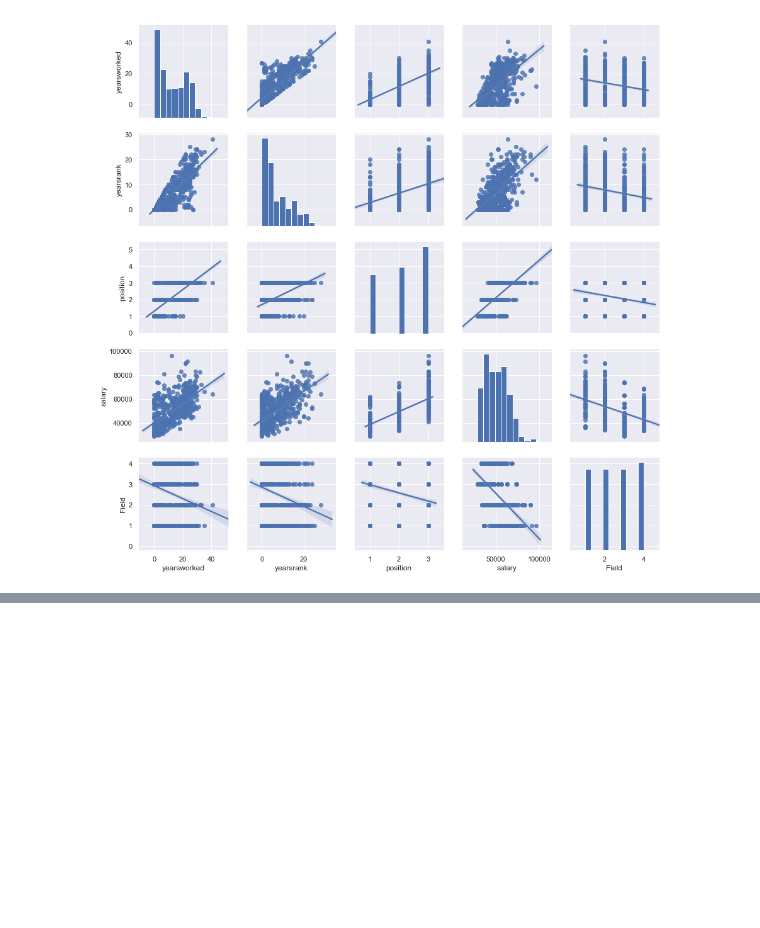
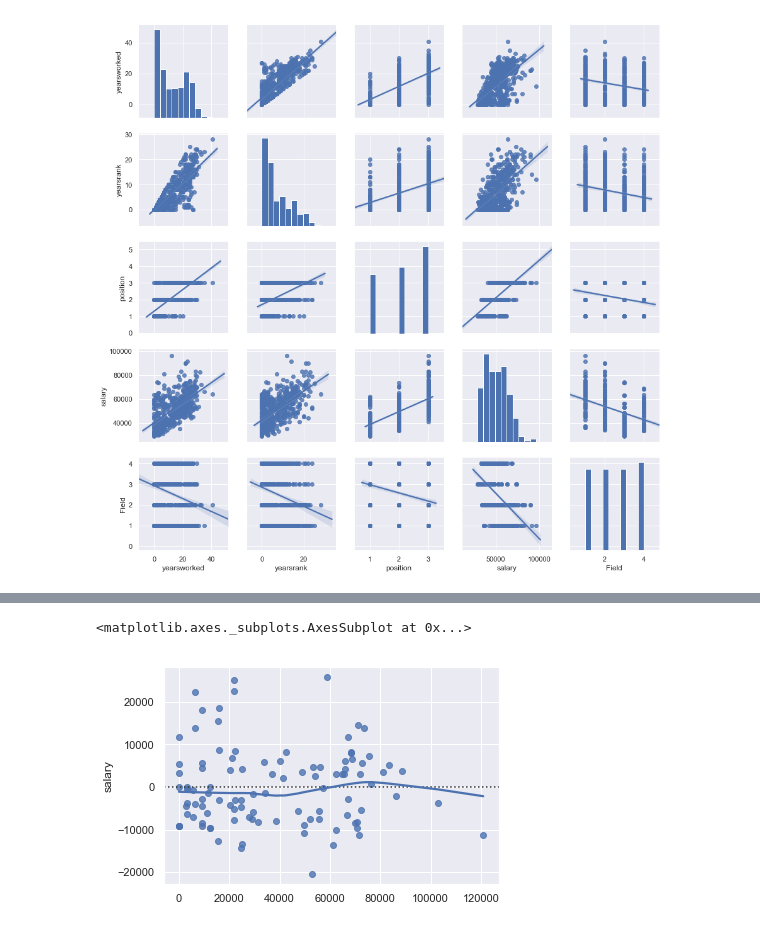
Before and after one commit to Andy-Nkumane/Multi_Linear_Regression_-_Salary, a Jupyter notebook: Multi_Linear_Regression_-_Salary.ipynb, the cells around one changed output, grey strips where cells are left out. Cells and saved outputs as stored; diff of their text form; code cells hidden in the pictures; blank space fills up the shorter version.

```diff
--- a/Multi_Linear_Regression_-_Salary.ipynb
+++ b/Multi_Linear_Regression_-_Salary.ipynb
@@ -245,0 +237,5 @@ predicted
+# %%
+sns.residplot(x=prediction, y=y_test, lowess=True)
+# %% [output]
+<matplotlib.axes._subplots.AxesSubplot at 0x...>
+[figure, added]
```
Also changed, not shown: parts of 8 cells of this notebook.
